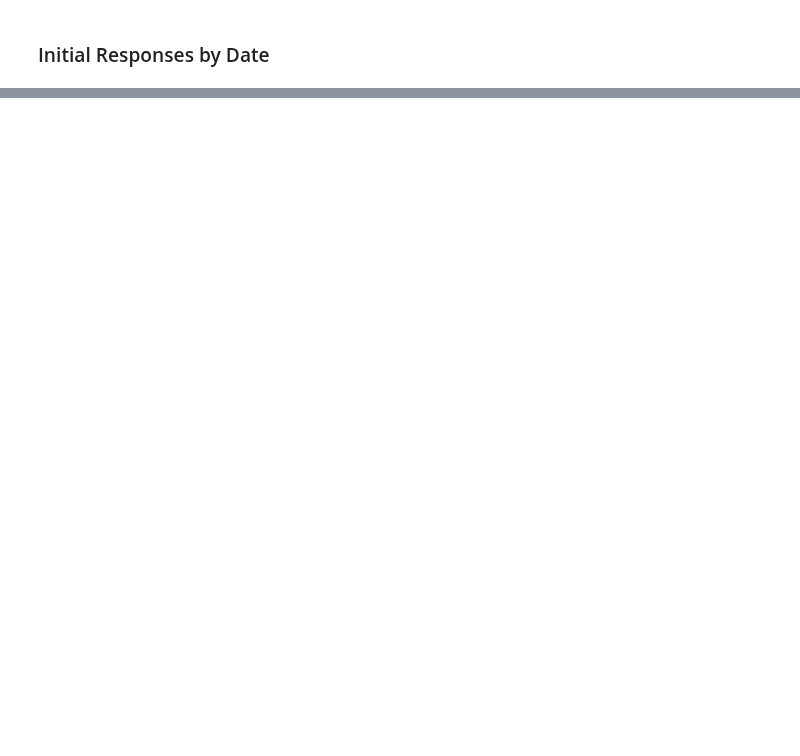
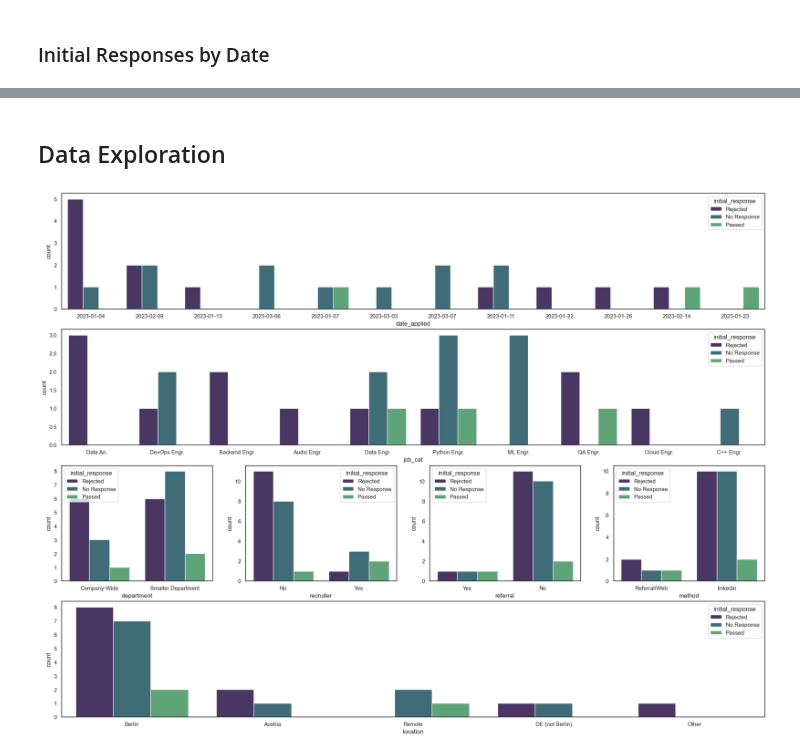
Before and after one commit to emilycardwell/my-jobs, a Jupyter notebook: jupyter_notebooks/job_visualizations.ipynb, the cells around one changed output, grey strips where cells are left out. Cells and saved outputs as stored; diff of their text form; code cells hidden in the pictures; blank space fills up the shorter version.

```diff
--- a/jupyter_notebooks/job_visualizations.ipynb
+++ b/jupyter_notebooks/job_visualizations.ipynb
@@ -57,0 +48,9 @@ show_subplt()
+# %% [markdown]
+## Data Exploration
+# %%
+cat_cols = ['date_applied', 'job_cat', 'department', 'recruiter',
+            'referral', 'method', 'location']
+# %%
+show_cat_compare(cat_cols)
+# %% [output]
+[figure, added]
```
Also changed, not shown: parts of 14 cells of this notebook, 14 other files.
